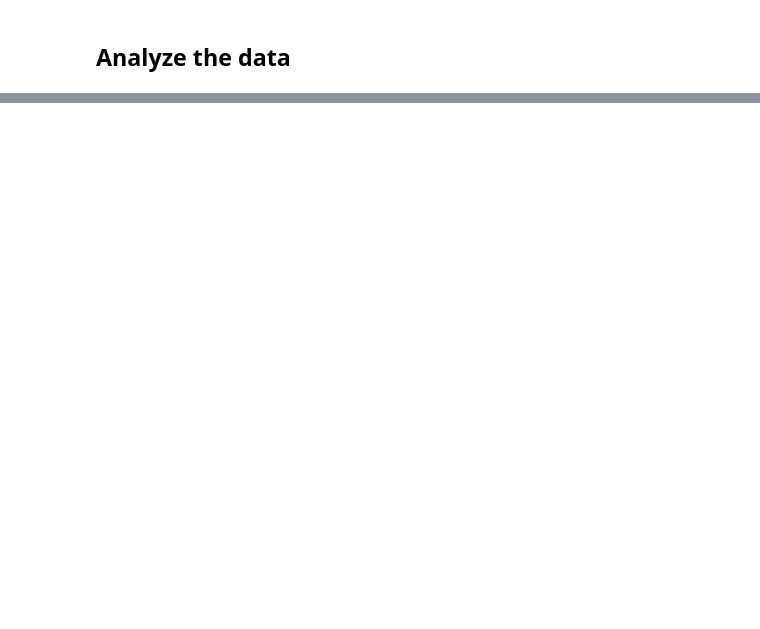
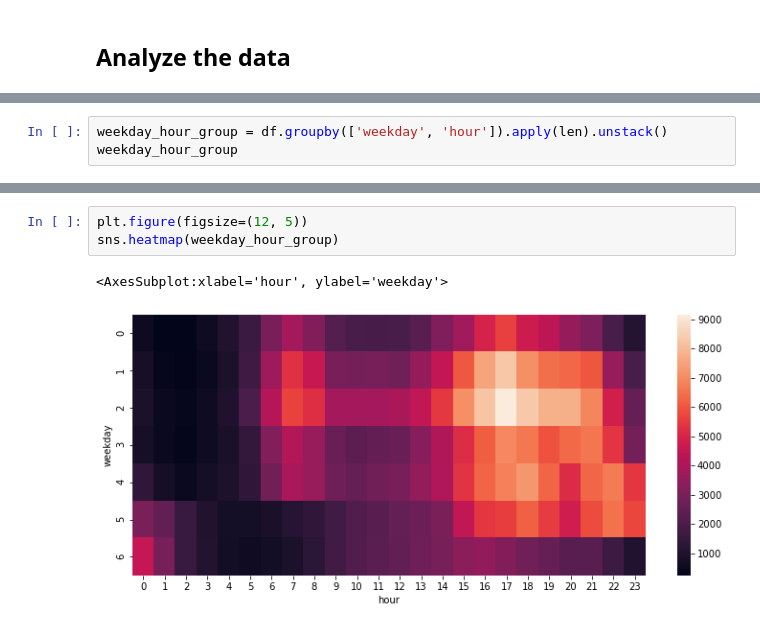
Before and after one commit to jontewks/uber_EDA, a Jupyter notebook: exploratory_data_analysis.ipynb, the cells around one changed output, grey strips where cells are left out. Drawn from its saved outputs; the diff is of its cells as text; blank space fills up the shorter version.

```diff
--- a/exploratory_data_analysis.ipynb
+++ b/exploratory_data_analysis.ipynb
@@ -85,0 +94,3 @@ df.sample(5)
+# %%
+weekday_hour_group = df.groupby(['weekday', 'hour']).apply(len).unstack()
+weekday_hour_group
@@ -85,0 +108,6 @@ df.sample(5)
+# %%
+plt.figure(figsize=(12, 5))
+sns.heatmap(weekday_hour_group)
+# %% [output]
+<AxesSubplot:xlabel='hour', ylabel='weekday'>
+[figure, added]
```
Also changed, not shown: parts of 9 cells of this notebook.
